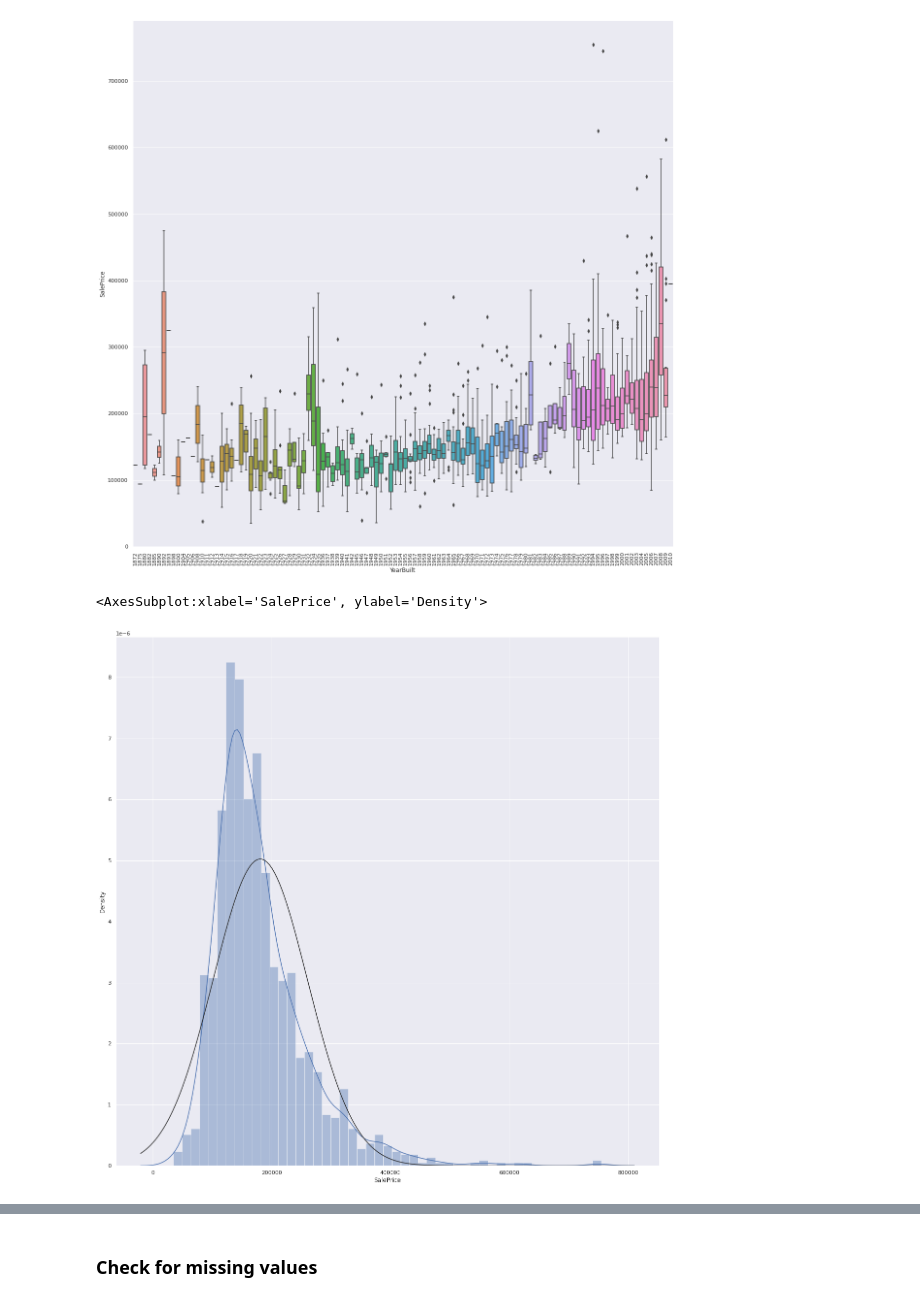
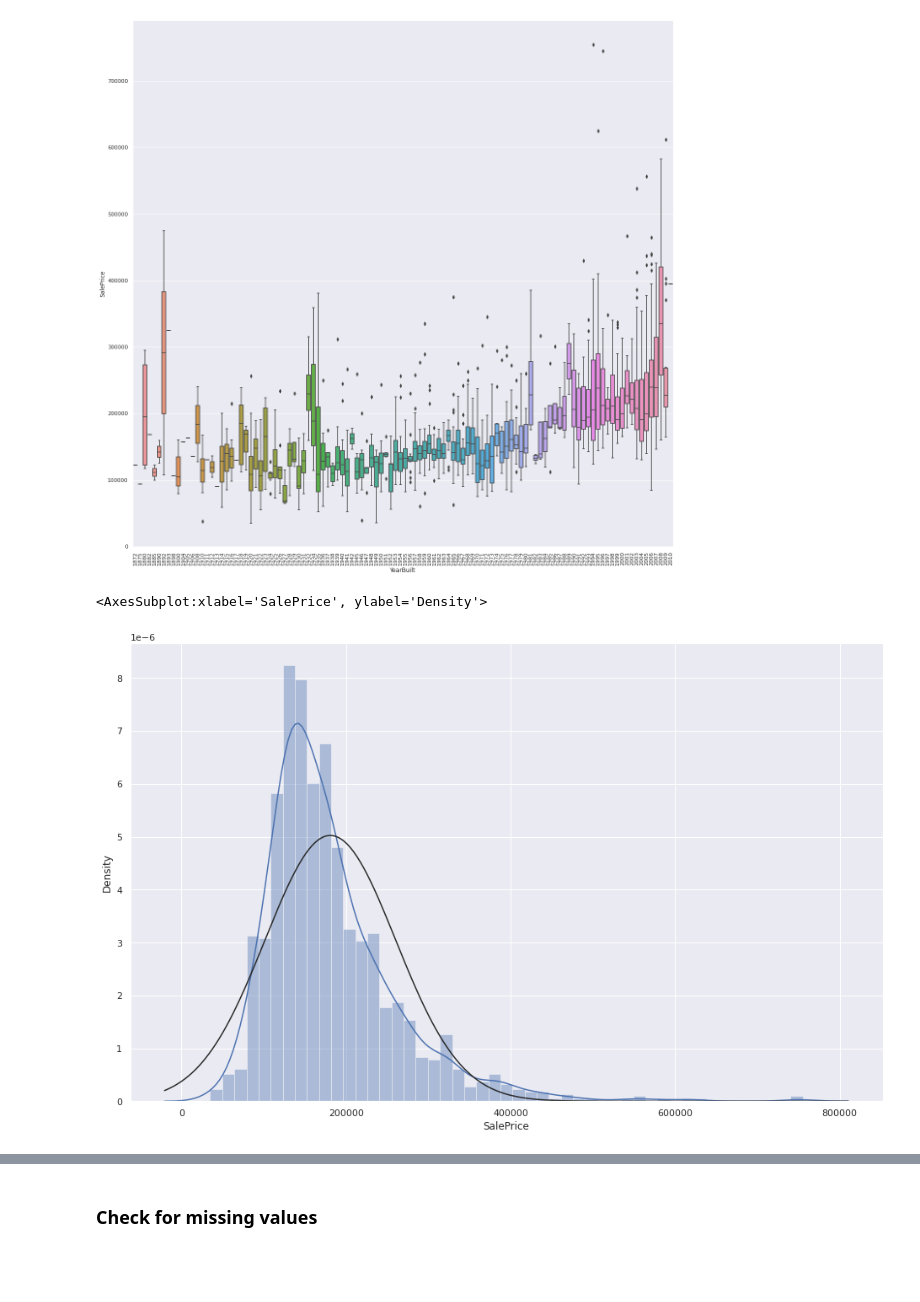
Before and after one commit to karthigeyan0312/My_Kaggle_Practice_Exercises, a Jupyter notebook: house-price-prediction.ipynb, the cells around one changed output, grey strips where cells are left out. Cells and saved outputs as stored; diff of their text form; code cells hidden in the pictures; blank space fills up the shorter version.

Commit message:
Kaggle Notebook | House_price_prediction | Version 9

```diff
--- a/house-price-prediction.ipynb
+++ b/house-price-prediction.ipynb
@@ -80,0 +73,14 @@ sns.displot(train_df['SalePrice'], kde=True, color='blue')
+# %%
+import matplotlib
+import matplotlib.pyplot as plt
+%matplotlib inline
+matplotlib.rcParams['figure.figsize'] = (10, 10)
+matplotlib.rcParams['font.size'] = 14
+matplotlib.rcParams['figure.facecolor'] = '#00000000'
+
+import seaborn as sns
+sns.set(rc={'figure.figsize':(16, 10)})
+sns.set_style('darkgrid')
+
+
+sns.histplot(train_df['SalePrice'], bins=32, kde=True, color='green')
@@ -142,11 +151,12 @@ sns.boxplot(x='YearBuilt', y='SalePrice', data=train_df)
 # %%
 from scipy import stats
 from scipy.stats import norm
 
+sns.set(rc={'figure.figsize':(16, 10)})
 sns.distplot(train_df['SalePrice'], fit=norm)
 # %% [output]
 <AxesSubplot:xlabel='SalePrice', ylabel='Density'>
-[figure, old version]
+[figure, new version]
 # %%
 res = stats.probplot(train_df['SalePrice'], plot=plt)
 # %% [output]
```
Also changed, not shown: parts of 15 cells of this notebook.
